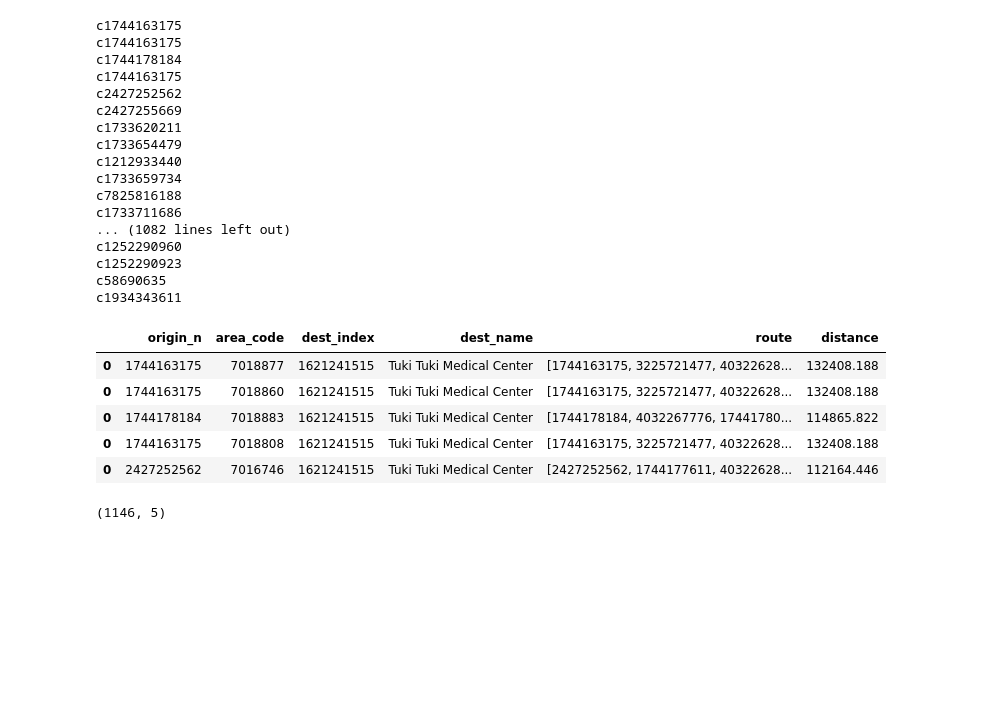
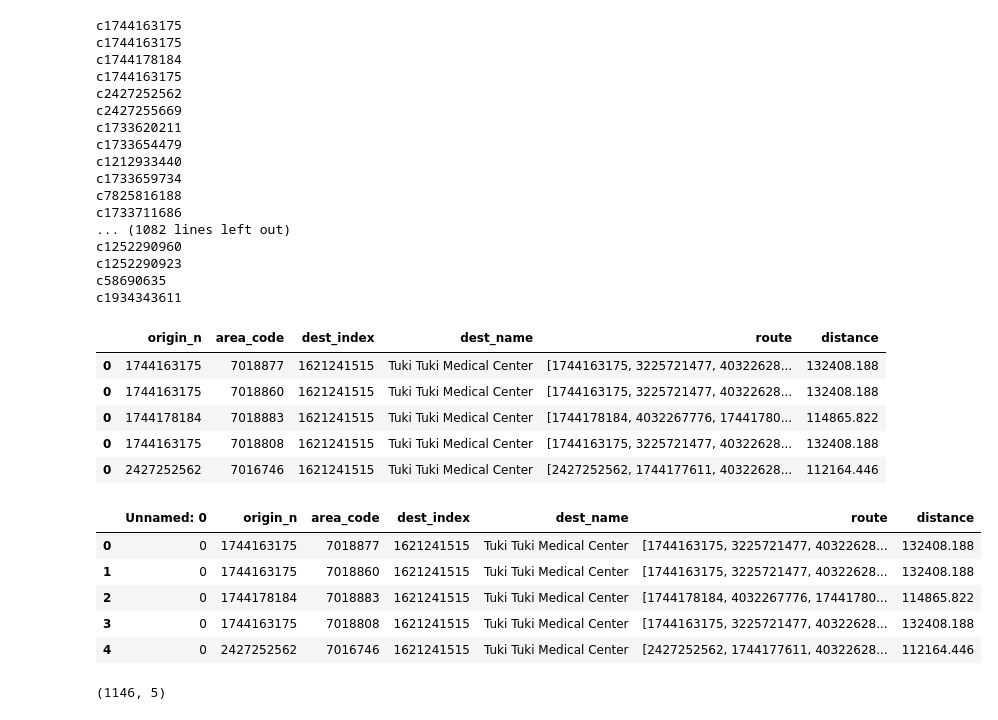
Before and after one commit to gsokolow/Flooding-and-Healthcare-2024, a Jupyter notebook: procedure/code/01-Jupyter_notebook.ipynb, the cells around one changed output. Cells and saved outputs as stored; diff of their text form; code cells hidden in the pictures; blank space fills up the shorter version.

```diff
--- a/procedure/code/01-Jupyter_notebook.ipynb
+++ b/procedure/code/01-Jupyter_notebook.ipynb
@@ -1181,7 +1181,14 @@ flood_scenario.to_csv("../../data/derived/public/nearest_provider_post_flod.csv"
 # %%
 flood_scenario_read = pd.read_csv("../../data/derived/public/nearest_provider_post_flod.csv")
 # %%
-flood_scenatio_read.head()
+flood_scenario_read.head()
+# %% [output]
+|  | Unnamed: 0 | origin_n | area_code | dest_index | dest_name | route | distance |
+| 0 | 0 | 1744163175 | 7018877 | 1621241515 | Tuki Tuki Medical Center | [1744163175, 3225721477, 40322628... | 132408.188 |
+| 1 | 0 | 1744163175 | 7018860 | 1621241515 | Tuki Tuki Medical Center | [1744163175, 3225721477, 40322628... | 132408.188 |
+| 2 | 0 | 1744178184 | 7018883 | 1621241515 | Tuki Tuki Medical Center | [1744178184, 4032267776, 17441780... | 114865.822 |
+| 3 | 0 | 1744163175 | 7018808 | 1621241515 | Tuki Tuki Medical Center | [1744163175, 3225721477, 40322628... | 132408.188 |
+| 4 | 0 | 2427252562 | 7016746 | 1621241515 | Tuki Tuki Medical Center | [2427252562, 1744177611, 40322628... | 112164.446 |
 # %%
 c1_test.head(50)
 # %%
```
